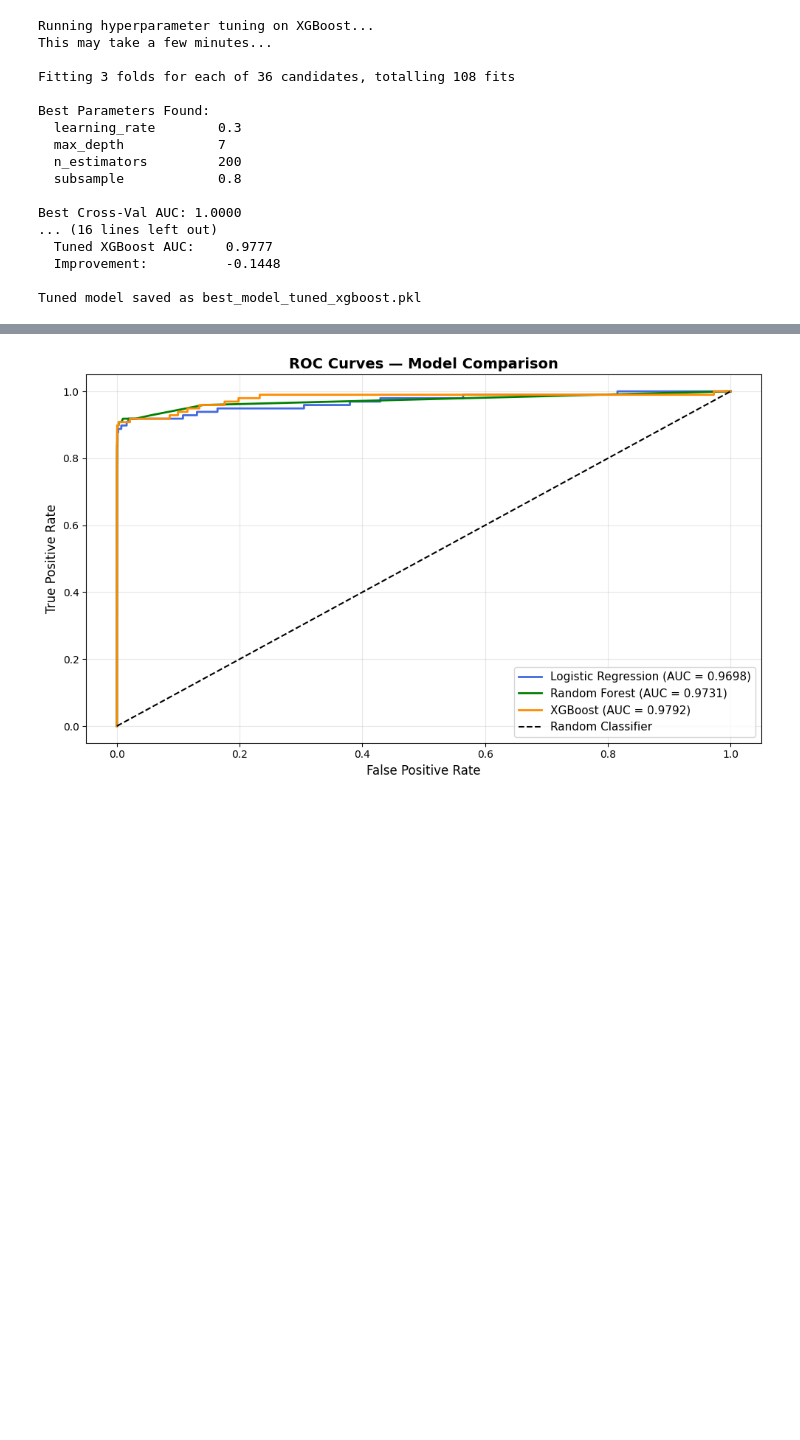
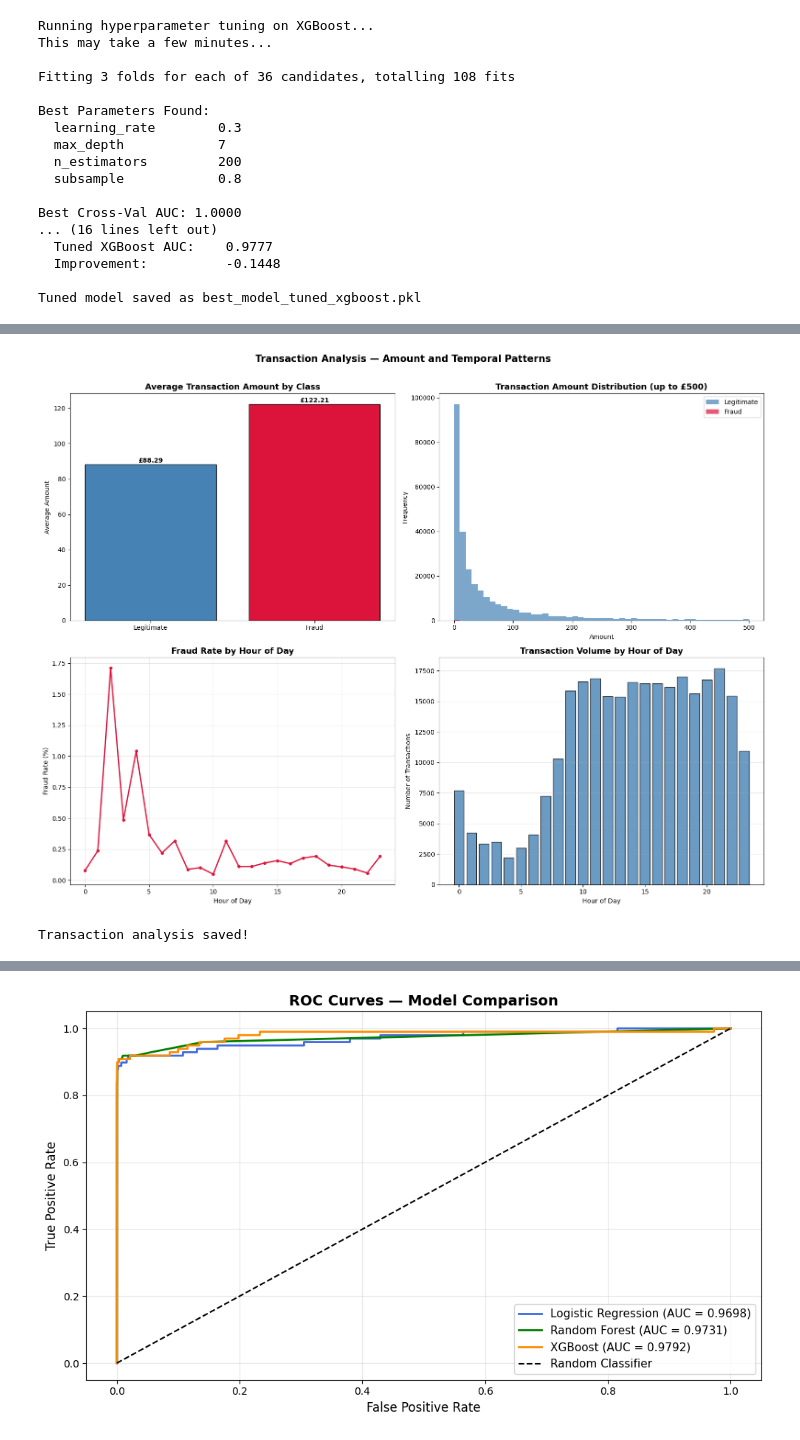
Before and after one commit to yi23aaa/fraud-detection-project, a Jupyter notebook: fraud_detection.ipynb, the cells around one changed output, grey strips where cells are left out. Saved outputs shown, nothing was run; the diff lists cells and outputs as text; code cells hidden in the pictures; blank space fills up the shorter version.

```diff
--- a/fraud_detection.ipynb
+++ b/fraud_detection.ipynb
@@ -315,0 +345,56 @@ Tuned model saved as best_model_tuned_xgboost.pkl
+# %%
+fig, axes = plt.subplots(2, 2, figsize=(16, 12))
+
+# 1 — Average transaction amount by class
+avg_amounts = df.groupby('Class')['Amount'].mean()
+axes[0,0].bar(['Legitimate', 'Fraud'], avg_amounts.values,
+               color=['steelblue', 'crimson'], edgecolor='black')
+axes[0,0].set_title('Average Transaction Amount by Class',
+                     fontsize=13, fontweight='bold')
+axes[0,0].set_ylabel('Average Amount')
+for i, v in enumerate(avg_amounts.values):
+    axes[0,0].text(i, v + 1, f'£{v:.2f}', ha='center', fontweight='bold')
+
+# 2 — Transaction amount distribution (zoomed)
+fraud_amounts = df[df['Class'] == 1]['Amount']
+legit_amounts = df[df['Class'] == 0]['Amount']
+axes[0,1].hist(legit_amounts[legit_amounts <= 500], bins=50,
+               alpha=0.7, color='steelblue', label='Legitimate')
+axes[0,1].hist(fraud_amounts[fraud_amounts <= 500], bins=50,
+               alpha=0.7, color='crimson', label='Fraud')
+axes[0,1].set_title('Transaction Amount Distribution (up to £500)',
+                     fontsize=13, fontweight='bold')
+axes[0,1].set_xlabel('Amount')
+axes[0,1].set_ylabel('Frequency')
+axes[0,1].legend()
+
+# 3 — Fraud rate over time
+df['Time_Hour'] = (df['Time'] / 3600) % 24
+hourly_fraud = df.groupby(df['Time_Hour'].astype(int))['Class'].mean() * 100
+axes[1,0].plot(hourly_fraud.index, hourly_fraud.values,
+               color='crimson', lw=2, marker='o', markersize=4)
+axes[1,0].set_title('Fraud Rate by Hour of Day',
+                     fontsize=13, fontweight='bold')
+axes[1,0].set_xlabel('Hour of Day')
+axes[1,0].set_ylabel('Fraud Rate (%)')
+axes[1,0].grid(alpha=0.3)
+
+# 4 — Transaction volume over time
+hourly_volume = df.groupby(df['Time_Hour'].astype(int)).size()
+axes[1,1].bar(hourly_volume.index, hourly_volume.values,
+              color='steelblue', edgecolor='black', alpha=0.8)
+axes[1,1].set_title('Transaction Volume by Hour of Day',
+                     fontsize=13, fontweight='bold')
+axes[1,1].set_xlabel('Hour of Day')
+axes[1,1].set_ylabel('Number of Transactions')
+axes[1,1].grid(axis='y', alpha=0.3)
+
+plt.suptitle('Transaction Analysis — Amount and Temporal Patterns',
+             fontsize=15, fontweight='bold', y=1.01)
+plt.tight_layout()
+plt.savefig('transaction_analysis.png', dpi=150, bbox_inches='tight')
+plt.show()
+print("Transaction analysis saved!")
+# %% [output]
+[figure, added]
+Transaction analysis saved!
```
Also changed, not shown: parts of 5 cells of this notebook, 1 other file.
